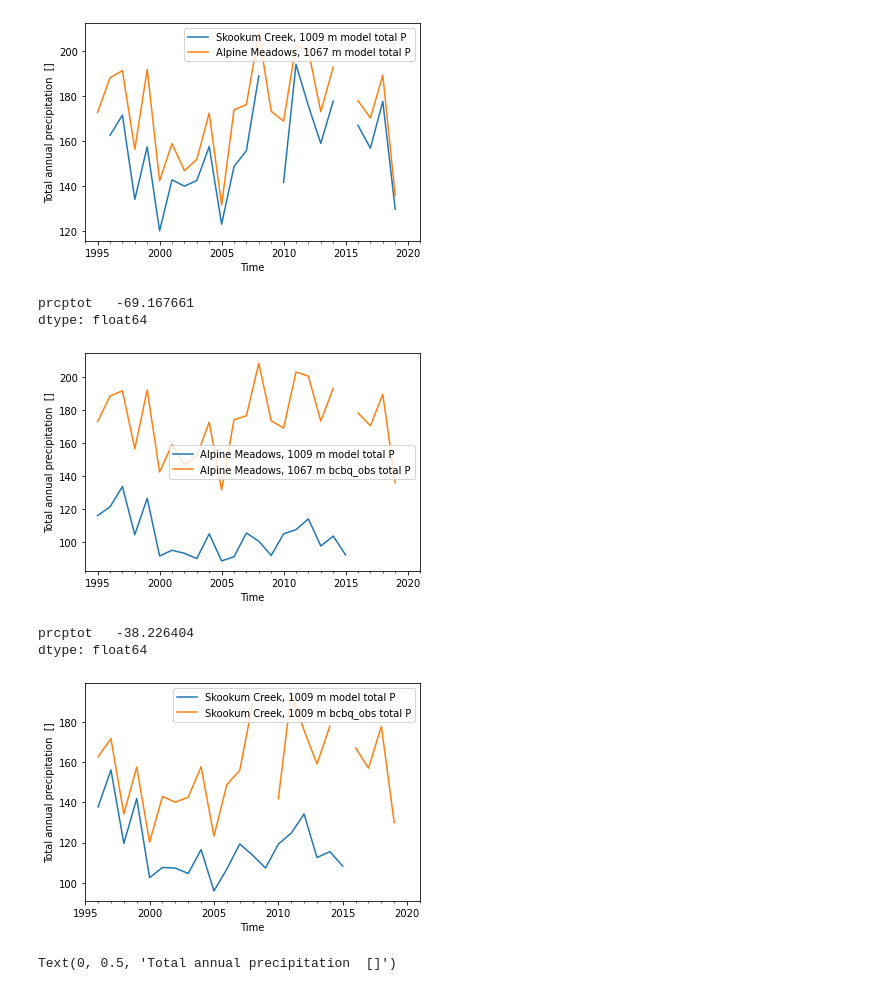
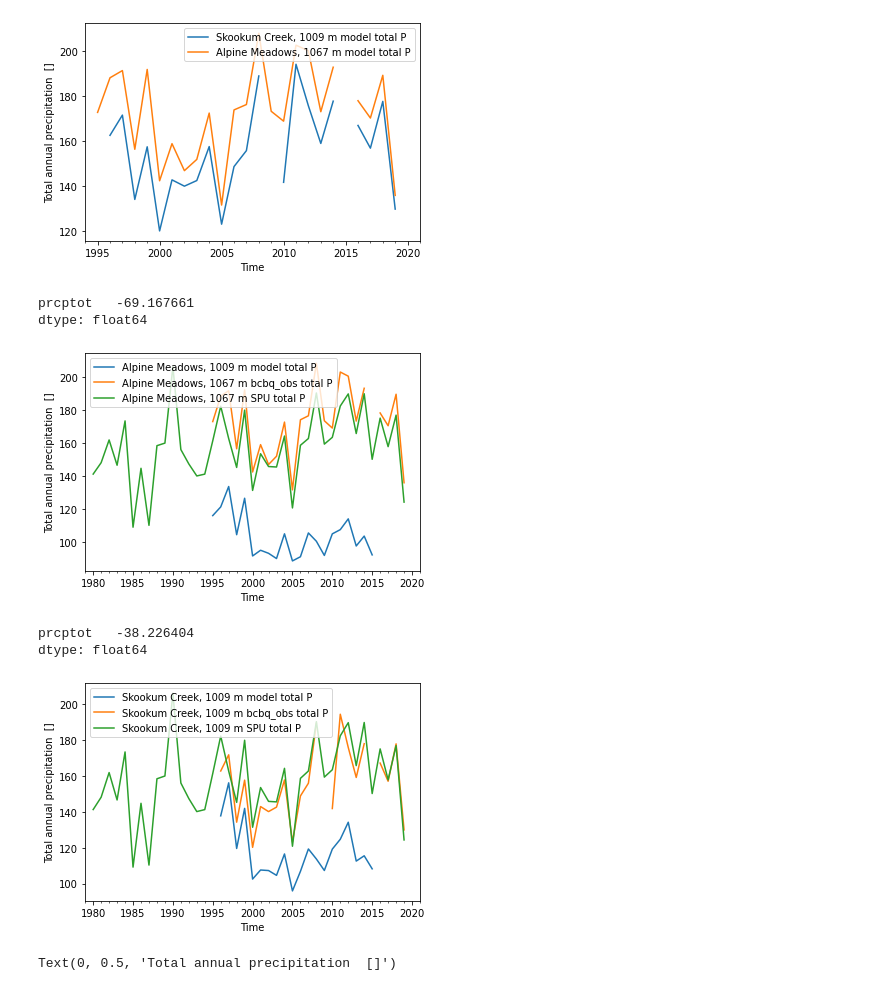
Before and after one commit to NCristea/Snow_SCL, a Jupyter notebook: compare_datasets.ipynb, the cells around one changed output. Saved outputs shown, nothing was run; the diff lists cells and outputs as text; code cells hidden in the pictures.

```diff
--- a/compare_datasets.ipynb
+++ b/compare_datasets.ipynb
@@ -78,3 +117,11 @@ ValueError: Missing column provided to 'parse_dates': 'DateTime'
+# %%
+#calculate annual precipitation SPU
+annual_P_Alpine_SPU = xc.atmos.precip_accumulation(ds_snotel_obs_SPU_Alpine.Total, freq="YS")
+annual_P_Skookum_SPU = xc.atmos.precip_accumulation(ds_snotel_obs_SPU_Alpine.Total, freq="YS")
+
+#convert to dataframe for plotting
+annual_P_Alpine_SPU_df = annual_P_Alpine_SPU.to_dataframe()
+annual_P_Skookum_SPU_df = annual_P_Skookum_SPU.to_dataframe()
 # %%
 #calculate annual precipitation model
 annual_P_Alpine_model = xc.atmos.precip_accumulation(ds_model_point_Alpine.prec_point, freq="YS")
@@ -137,21 +184,23 @@ Text(0, 0.5, 'Total annual precipitation  []')
 # %%
 #snotel_Skookum.index.set_names('time', inplace=True)
 #plot observed total P model vs. observed at Alpine Meadows
 ax = annual_P_Alpine_model_df.plot(kind='line',  y = 'prcptot', label = 'Alpine Meadows, 1009 m model total P')
 annual_P_Alpine_bcbq_obs_df.plot(kind='line', y = 'prcptot', label = 'Alpine Meadows, 1067 m bcbq_obs total P', ax = ax)
+annual_P_Alpine_SPU_df.plot(kind='line', y = 'prcptot', label = 'Alpine Meadows, 1067 m SPU total P', ax = ax)
 #ax.set_xlim([datetime(1995, 1, 21), datetime(2019, 12, 1)])
 plt.xlabel('Time')
 plt.ylabel('Total annual precipitation  []')
 mean_model_obs_diff_P = annual_P_Alpine_model_df.mean()-annual_P_Alpine_bcbq_obs_df.mean()
 mean_model_obs_diff_P
 # %% [output]
 prcptot   -69.167661
 dtype: float64
-[figure, old version]
+[figure, new version]
 # %%
 #plot observed total P model vs. observed at Alpine Meadows
 ax = annual_P_Skookum_model_df.plot(kind='line',  y = 'prcptot', label = 'Skookum Creek, 1009 m model total P')
 annual_P_Skookum_bcbq_obs_df.plot(kind='line', y = 'prcptot', label = 'Skookum Creek, 1009 m bcbq_obs total P', ax = ax)
+annual_P_Skookum_SPU_df.plot(kind='line', y = 'prcptot', label = 'Skookum Creek, 1009 m SPU total P', ax = ax)
 #ax.set_xlim([datetime(1995, 1, 21), datetime(2019, 12, 1)])
 plt.xlabel('Time')
 plt.ylabel('Total annual precipitation  []')
@@ -160,7 +209,7 @@ mean_model_obs_diff_P
 # %% [output]
 prcptot   -38.226404
 dtype: float64
-[figure, old version]
+[figure, new version]
 # %%
 #plot model precip and obs precip at Alpine
 #plot observed total P
```
Also changed, not shown: parts of 6 cells of this notebook, 1 other file.
